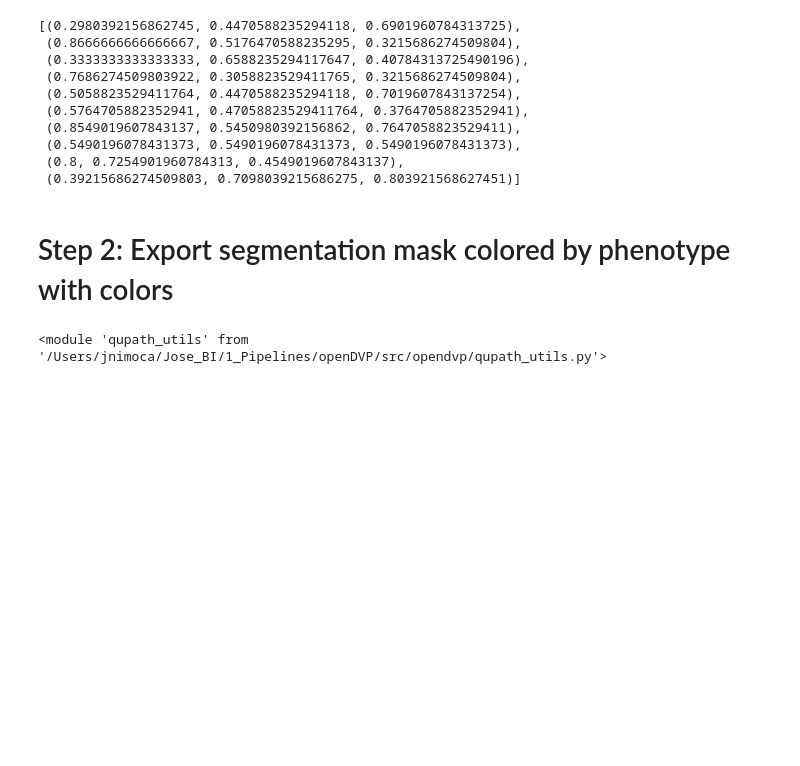
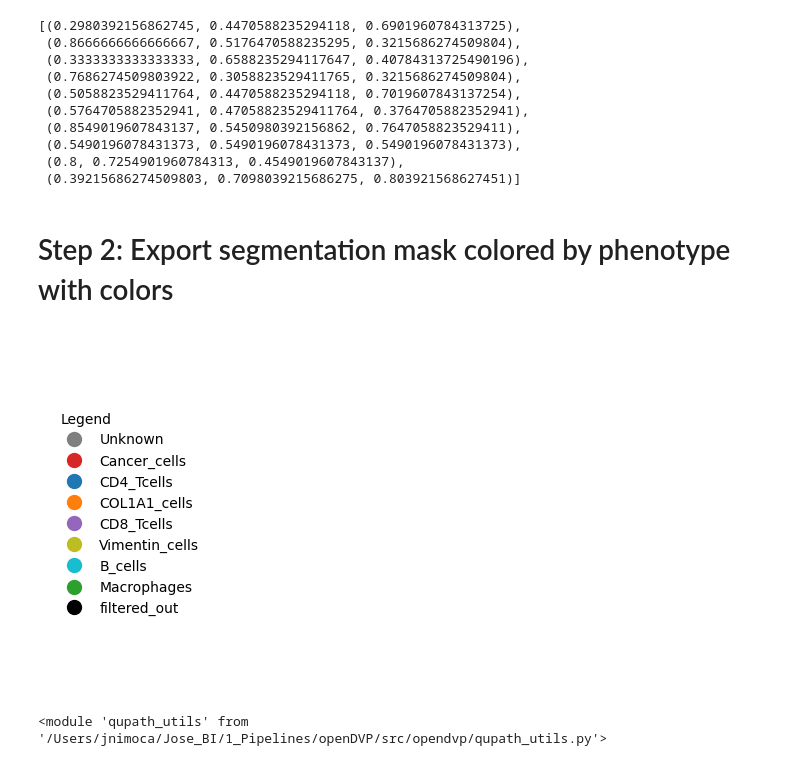
Before and after one commit to CosciaLab/openDVP, a Jupyter notebook: jupyternotebooks/12_Figures.ipynb, the cells around one changed output. Drawn from its saved outputs; the diff is of its cells as text; code cells hidden in the pictures; blank space fills up the shorter version.

```diff
--- a/jupyternotebooks/12_Figures.ipynb
+++ b/jupyternotebooks/12_Figures.ipynb
@@ -275,6 +276,47 @@ phenotype_colors = {
     "Macrophages":  "#2ca02c", #green
     "filtered_out": "#000000", #black
 }
+# %%
+# Ensure text remains as text
+plt.rcParams["svg.fonttype"] = "none"
+import time
+
+def export_figure(fig, path, suffix):
+    datetime = time.strftime("%Y%m%d_%H%M")
+    fig.savefig(fname=f"{path}{datetime}_{suffix}.pdf", format="pdf", dpi=600, bbox_inches="tight")
+    fig.savefig(fname=f"{path}{datetime}_{suffix}.svg", format="svg", dpi=600, bbox_inches="tight")
+# %%
+import matplotlib.pyplot as plt
+
+def create_vertical_legend(color_dict, title="Legend"):
+
+    fig, ax = plt.subplots(figsize=(3, len(color_dict) * 0.5))
+    ax.set_axis_off()
+
+    patches = [
+        plt.Line2D([0], [0], marker='o', color=color, markersize=10, label=label, linestyle='None')
+        for label, color in color_dict.items()
+    ]
+
+    # Draw legend as a vertical list
+    legend = ax.legend(
+        handles=patches,
+        title=title,
+        loc='center left',
+        frameon=False,
+        bbox_to_anchor=(0, 0.5),
+        alignment="left"
+    )
+
+    return fig
+
+export_figure(
+    fig=create_vertical_legend(phenotype_colors),
+    path="../data/",
+    suffix="phenotype_legend"
+)
+# %% [output]
+[figure, added]
 # %%
 sdata = spatialdata.read_zarr("/Users/jnimoca/Jose_BI/1_Pipelines/openDVP/data/sdata/sdata_991.zarr")
 # %%
```
Also changed, not shown: parts of 4 cells of this notebook, 4 other files.
